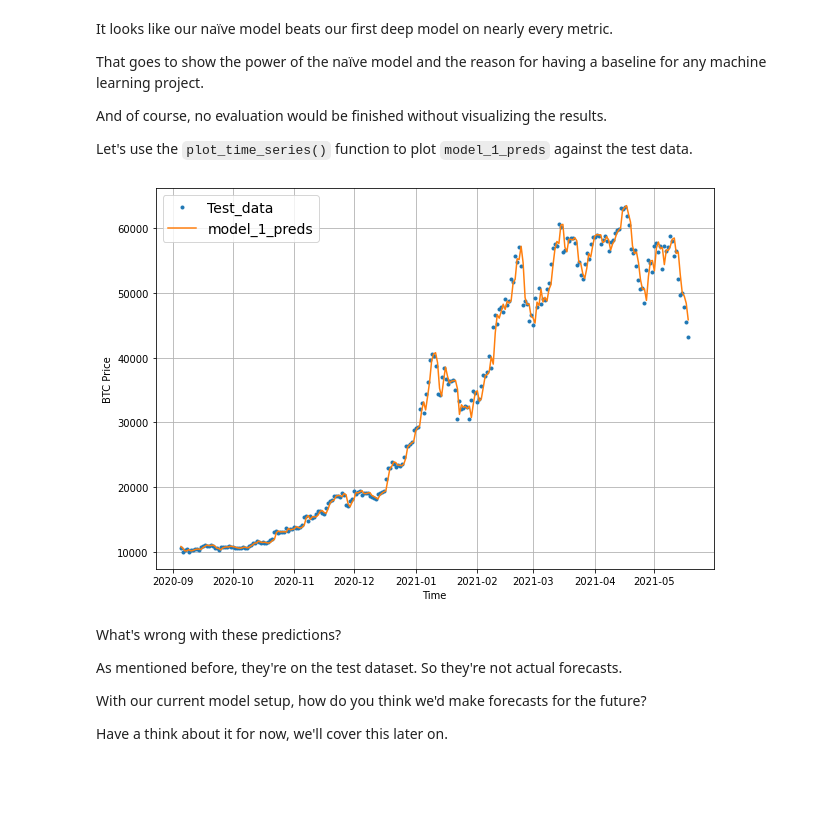
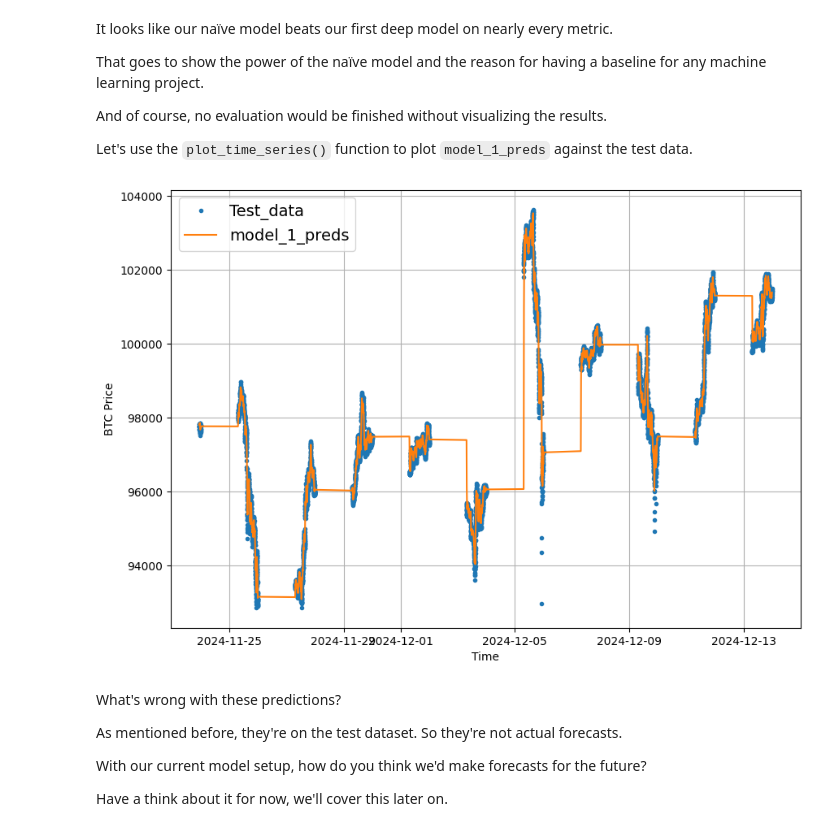
Before and after one commit to Garcialejan/Tensorflow_deep_learning_theory, a Jupyter notebook: Theory_notebooks/10_time_series_forecasting_in_tensorflow.ipynb, the cells around one changed output. Cells and saved outputs as stored; diff of their text form; code cells hidden in the pictures; blank space fills up the shorter version.

```diff
--- a/Theory_notebooks/10_time_series_forecasting_in_tensorflow.ipynb
+++ b/Theory_notebooks/10_time_series_forecasting_in_tensorflow.ipynb
@@ -776,7 +802,7 @@ WINDOW_SIZE = 7 # use a week worth of timesteps to predict the horizon
 Now we'll write a function to take in an array and turn it into a window and horizon.
 # %%
 # Create function to label windowed data
-def get_labelled_windows(x, horizon=1):
+def get_labelled_windows(x, horizon=HORIZON):
   """
   Creates labels for windowed dataset.
 
@@ -812,8 +838,13 @@ Let's write a function which:
 
 > 📖 **Resource:** The function created below has been adapted from Syafiq Kamarul Azman's article [*Fast and Robust Sliding Window Vectorization with NumPy*](https://towardsdatascience.com/fast-and-robust-sliding-window-vectorization-with-numpy-3ad950ed62f5).
 # %%
+import numpy as np
+
+HORIZON = 1 # predict next minute
+WINDOW_SIZE = 60 # # use previous hour of data
+
 # Create function to view NumPy arrays as windows
-def make_windows(x, window_size=7, horizon=1):
+def make_windows(x, window_size=WINDOW_SIZE, horizon=HORIZON):
   """
   Turns a 1D array into a 2D array of sequential windows of window_size.
   """
@@ -1039,6 +1146,6 @@ You'll notice the model achieves the same `val_loss` (in this case, this is MAE)
 But if we load in the version of `model_1` which was saved to file using the `ModelCheckpoint` callback, we should see an improvement in results.
 # %%
 # Load in saved best performing model_1 and evaluate on test data
-model_1 = tf.keras.models.load_model("model_experiments/model_1_dense")
+model_1 = tf.keras.models.load_model("time_series_model_experiments/model_1_dense.keras")
 model_1.evaluate(test_windows, test_labels)
 # %% [output]
@@ -1115,14 +1261,23 @@ That goes to show the power of the naïve model and the reason for having a base
 And of course, no evaluation would be finished without visualizing the results.
 
 Let's use the `plot_time_series()` function to plot `model_1_preds` against the test data.
+# %%
+week_minutes_timesteps = 7*24*60
 # %%
-offset = 300
+offset = len_test_data - week_minutes_timesteps
 plt.figure(figsize=(10, 7))
 # Account for the test_window offset and index into test_labels to ensure correct plotting
-plot_time_series(timesteps=X_test[-len(test_windows):], values=test_labels[:, 0], start=offset, label="Test_data")
-plot_time_series(timesteps=X_test[-len(test_windows):], values=model_1_preds, start=offset, format="-", label="model_1_preds")
+plot_time_series(timesteps=X_test[-len(test_windows):],
+                 values=test_labels[:, 0],
+                 start=offset,
+                 label="Test_data")
+
+plot_time_series(timesteps=X_test[-len(test_windows):],
+                 values=model_1_preds,
+                 start=offset, format="-",
+                 label="model_1_preds")
 # %% [output]
-[figure, old version]
+[figure, new version]
 # %% [markdown]
 What's wrong with these predictions?
 
```
Also changed, not shown: parts of 76 cells of this notebook, 2 other files.
